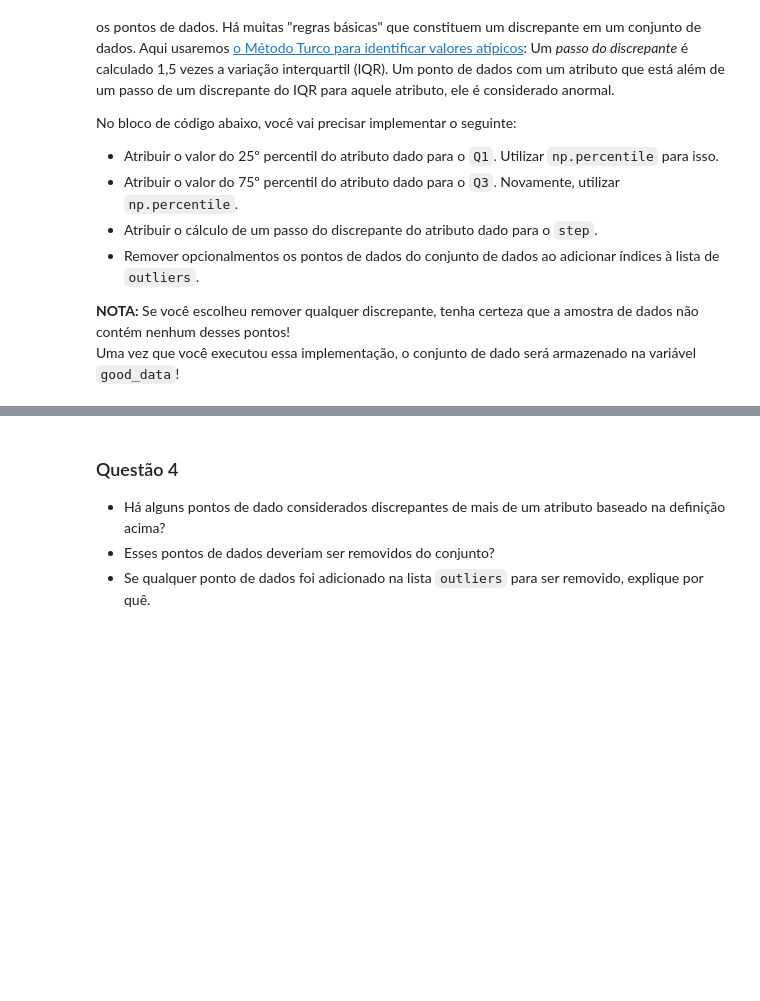
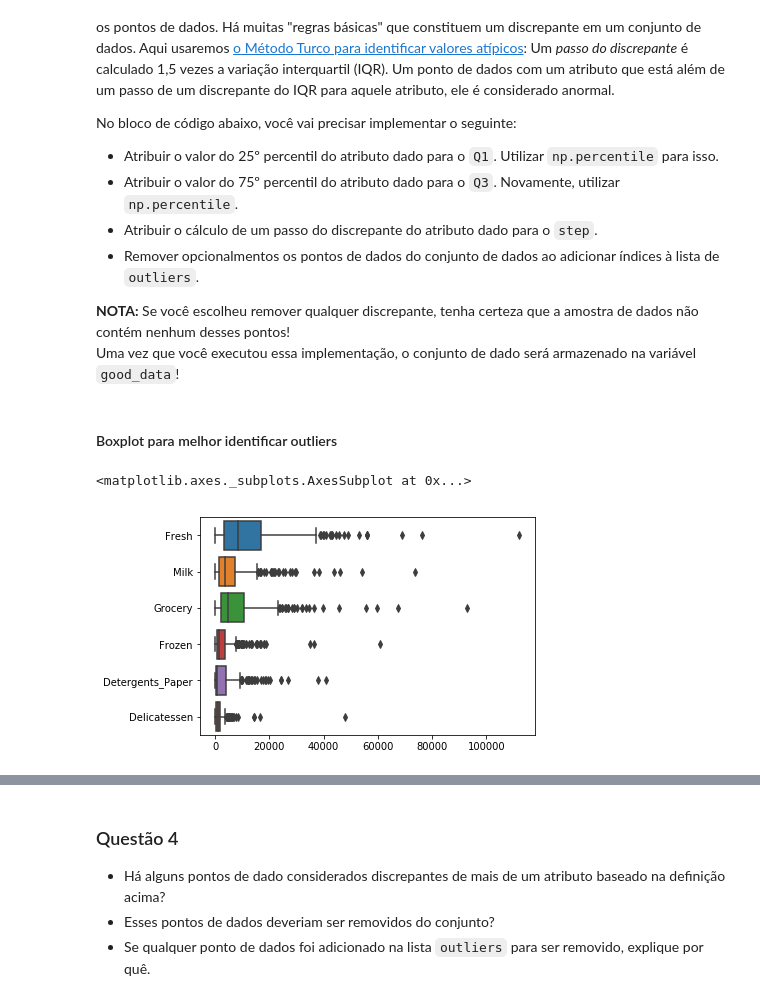
Before and after one commit to PabloGilvan/Customer-Segmentation, a Jupyter notebook: customer_segments_PT.ipynb, the cells around one changed output, grey strips where cells are left out. Saved outputs shown, nothing was run; the diff lists cells and outputs as text; code cells hidden in the pictures; blank space fills up the shorter version.

```diff
--- a/customer_segments_PT.ipynb
+++ b/customer_segments_PT.ipynb
@@ -241,3 +248,10 @@ No bloco de código abaixo, você vai precisar implementar o seguinte:
 
 **NOTA:** Se você escolheu remover qualquer discrepante, tenha certeza que a amostra de dados não contém nenhum desses pontos!
  Uma vez que você executou essa implementação, o conjunto de dado será armazenado na variável `good_data`!
+# %% [markdown]
+#### Boxplot para melhor identificar outliers
+# %%
+sns.boxplot(data = data, orient="h")
+# %% [output]
+<matplotlib.axes._subplots.AxesSubplot at 0x...>
+[figure, added]
```
Also changed, not shown: parts of 24 cells of this notebook.
